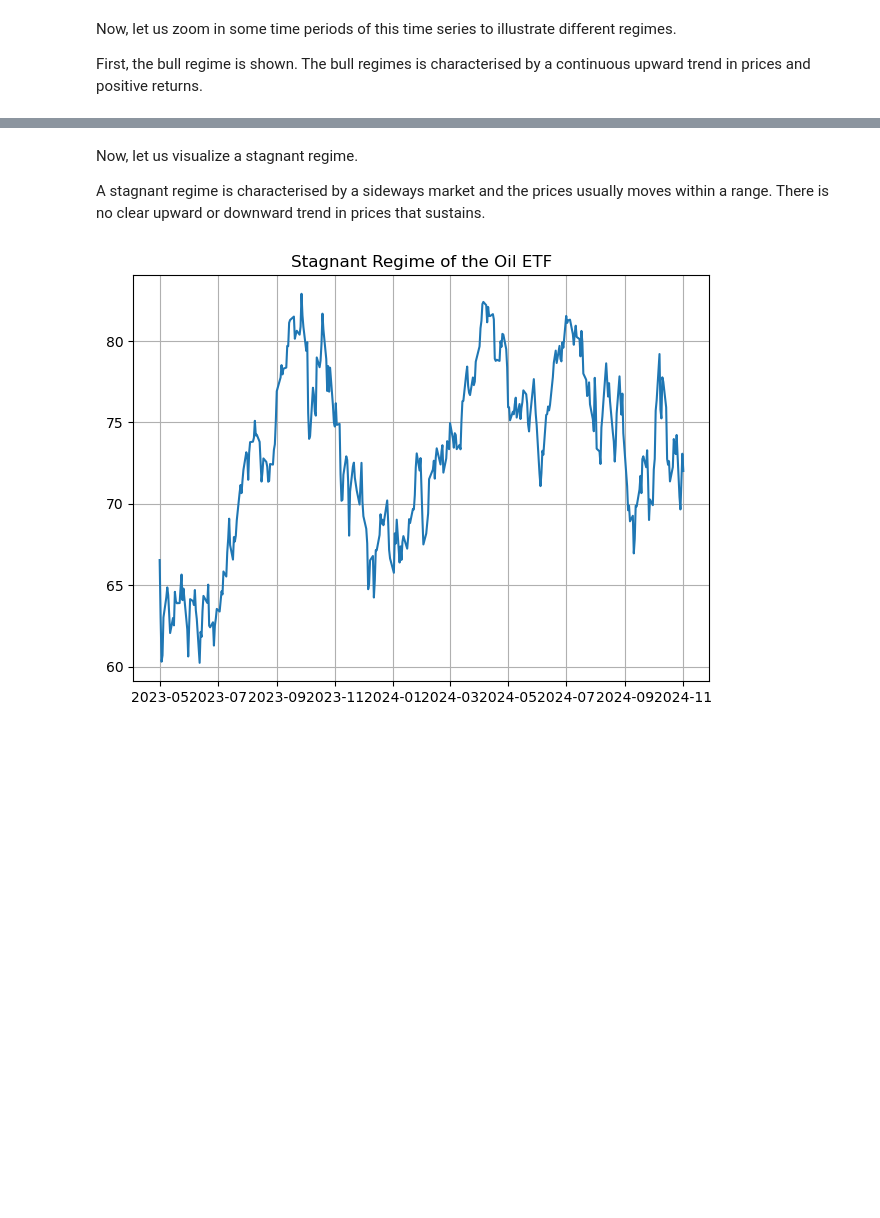
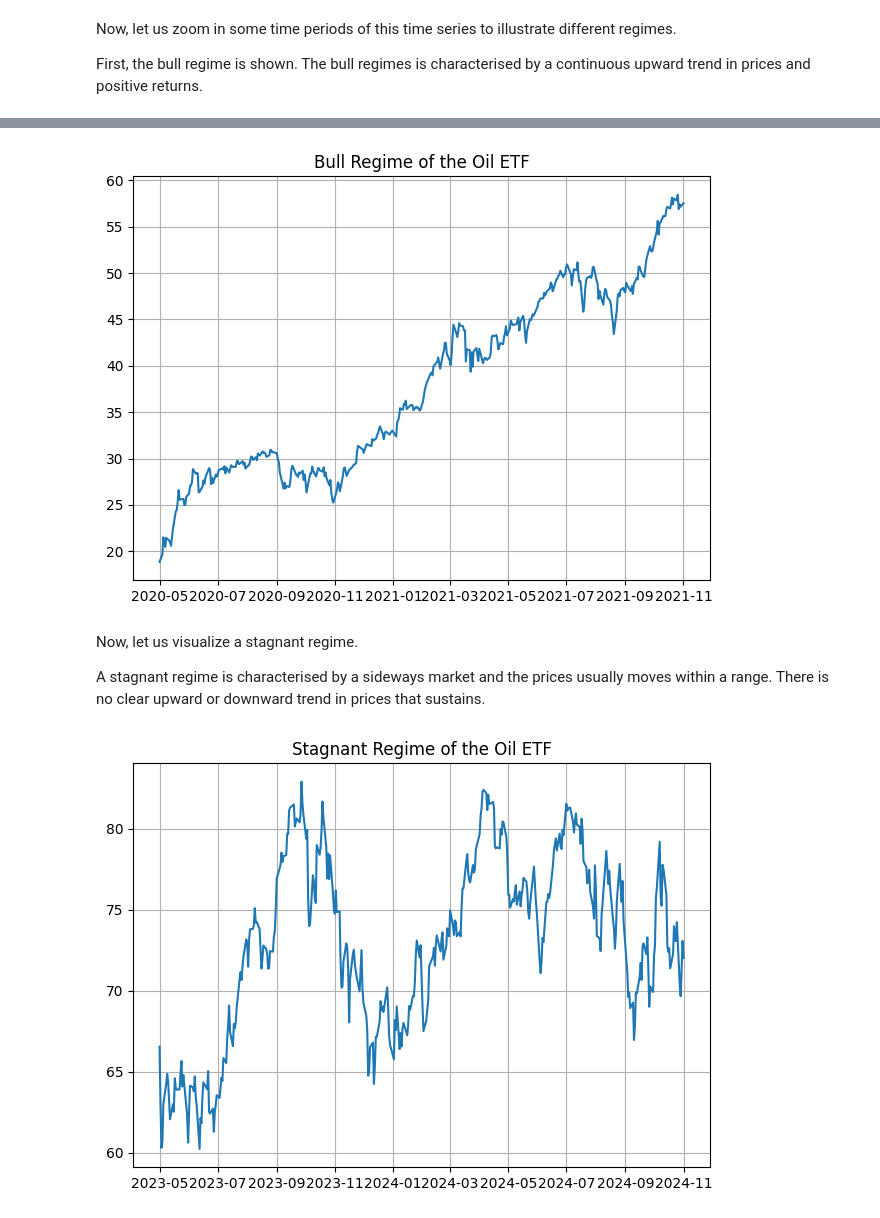
Before and after one commit to 3v-mb/Probabilistic-Graph-Modeling-of-Oil-Prices, a Jupyter notebook: Bayesian Modeling of Oil Prices.ipynb, the cells around one changed output, grey strips where cells are left out. Saved outputs shown, nothing was run; the diff lists cells and outputs as text; code cells hidden in the pictures; blank space fills up the shorter version.

```diff
--- a/Bayesian Modeling of Oil Prices.ipynb
+++ b/Bayesian Modeling of Oil Prices.ipynb
@@ -38,3 +71,10 @@ plt.tight_layout()
+# %%
+plt.plot(oil_etf['2020-05-01':'2021-11-01']) #1st May 2020 to 1st November 2021
+plt.title("Bull Regime of the Oil ETF")
+plt.grid()
+plt.tight_layout()
+# %% [output]
+[figure, added]
 # %% [markdown]
 Now, let us visualize a stagnant regime.
 
```
Also changed, not shown: parts of 69 cells of this notebook.
